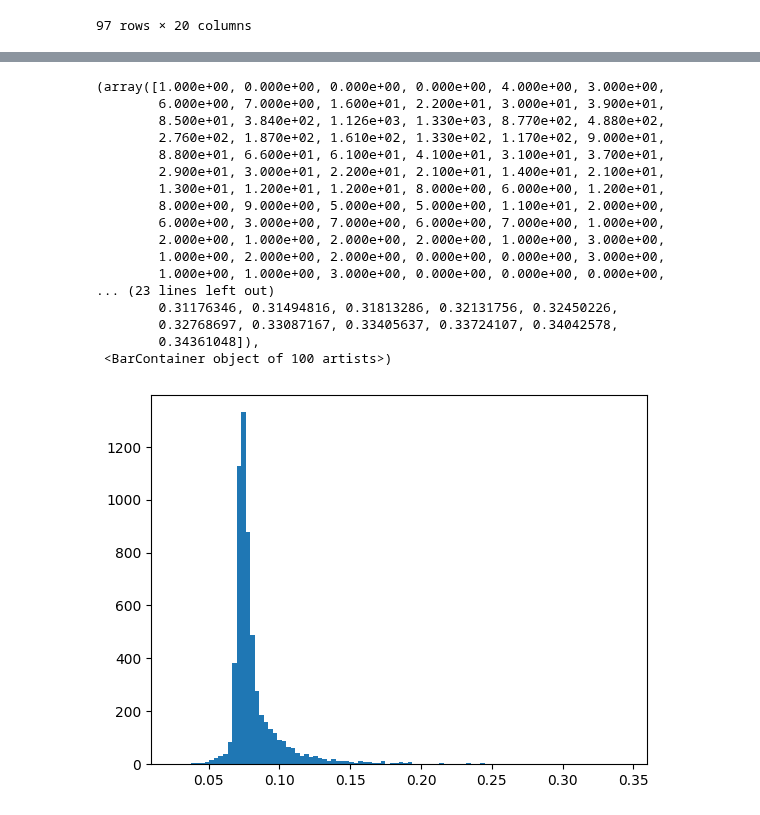
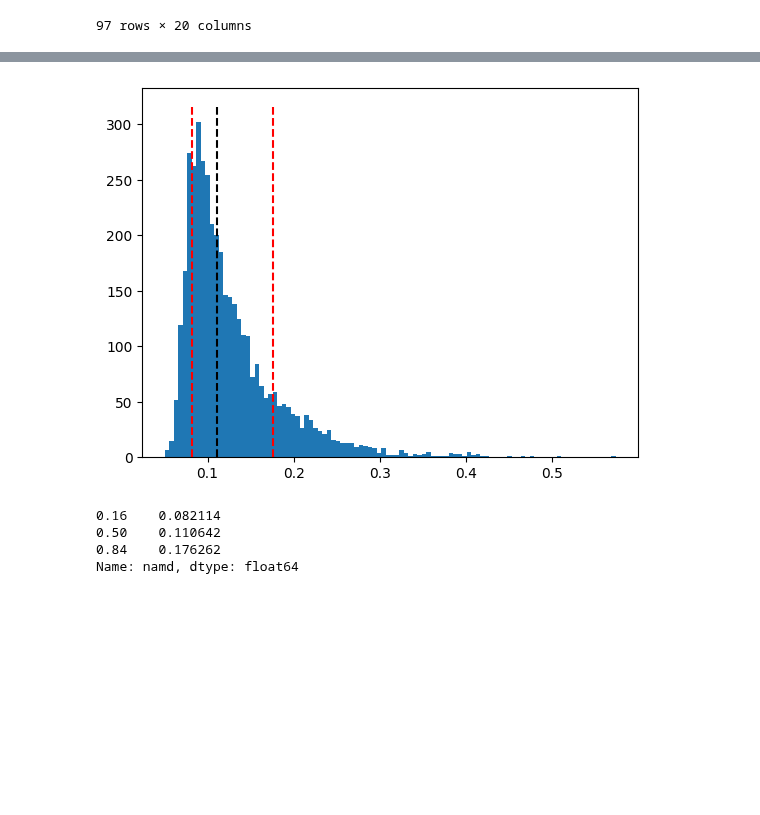
Before and after one commit to abocchieri/ExoNAMD, a Jupyter notebook: notebooks/exonamd-v01.ipynb, the cells around one changed output, grey strips where cells are left out. Cells and saved outputs as stored; diff of their text form; code cells hidden in the pictures; blank space fills up the shorter version.

```diff
--- a/notebooks/exonamd-v01.ipynb
+++ b/notebooks/exonamd-v01.ipynb
@@ -278,21 +240,21 @@ namd_vals = np.array(namd_val_list)
-# %%
-plt.hist(namd_vals, bins=100)
-# %% [output]
-(array([1.000e+00, 0.000e+00, 0.000e+00, 0.000e+00, 4.000e+00, 3.000e+00,
-        6.000e+00, 7.000e+00, 1.600e+01, 2.200e+01, 3.000e+01, 3.900e+01,
-        8.500e+01, 3.840e+02, 1.126e+03, 1.330e+03, 8.770e+02, 4.880e+02,
-        2.760e+02, 1.870e+02, 1.610e+02, 1.330e+02, 1.170e+02, 9.000e+01,
-        8.800e+01, 6.600e+01, 6.100e+01, 4.100e+01, 3.100e+01, 3.700e+01,
-        2.900e+01, 3.000e+01, 2.200e+01, 2.100e+01, 1.400e+01, 2.100e+01,
-        1.300e+01, 1.200e+01, 1.200e+01, 8.000e+00, 6.000e+00, 1.200e+01,
-        8.000e+00, 9.000e+00, 5.000e+00, 5.000e+00, 1.100e+01, 2.000e+00,
-        6.000e+00, 3.000e+00, 7.000e+00, 6.000e+00, 7.000e+00, 1.000e+00,
-        2.000e+00, 1.000e+00, 2.000e+00, 2.000e+00, 1.000e+00, 3.000e+00,
-        1.000e+00, 2.000e+00, 2.000e+00, 0.000e+00, 0.000e+00, 3.000e+00,
-        1.000e+00, 1.000e+00, 3.000e+00, 0.000e+00, 0.000e+00, 0.000e+00,
-... (23 lines left out)
-        0.31176346, 0.31494816, 0.31813286, 0.32131756, 0.32450226,
-        0.32768697, 0.33087167, 0.33405637, 0.33724107, 0.34042578,
-        0.34361048]),
- <BarContainer object of 100 artists>)
-[figure, removed]
+# %%
+# for each row, sum the AMDs of all planets and store the result in a new column called "namd_num"
+pl_df_mcmc_samples["namd_num"] = pl_df_mcmc_samples.filter(like="amd").sum(axis=1)
+# %%
+# for each row, compute the sum of: (mass of each planet * sqrt(semi-major axis of each planet))
+pl_df_mcmc_samples["namd_den"] = np.sum([pl_df_mcmc_samples[f"pl_bmasse_{pl_name}"] * np.sqrt(pl_df_mcmc_samples[f"pl_orbsmax_{pl_name}"]) for pl_name in user_df["pl_name"]], axis=0)
+# %%
+pl_df_mcmc_samples["namd"] = pl_df_mcmc_samples["namd_num"] / pl_df_mcmc_samples["namd_den"]
+# %%
+plt.hist(pl_df_mcmc_samples["namd"], bins=100)
+plt.vlines(pl_df_mcmc_samples["namd"].quantile([0.16, 0.5, 0.84]), 0, plt.ylim()[1], color=["red", "black", "red"], linestyles="dashed")
+plt.show()
+# %% [output]
+[figure, added]
+# %%
+pl_df_mcmc_samples["namd"].quantile([0.16, 0.5, 0.84])
+# %% [output]
+0.16    0.082114
+0.50    0.110642
+0.84    0.176262
+Name: namd, dtype: float64
```
Also changed, not shown: parts of 5 cells of this notebook.
